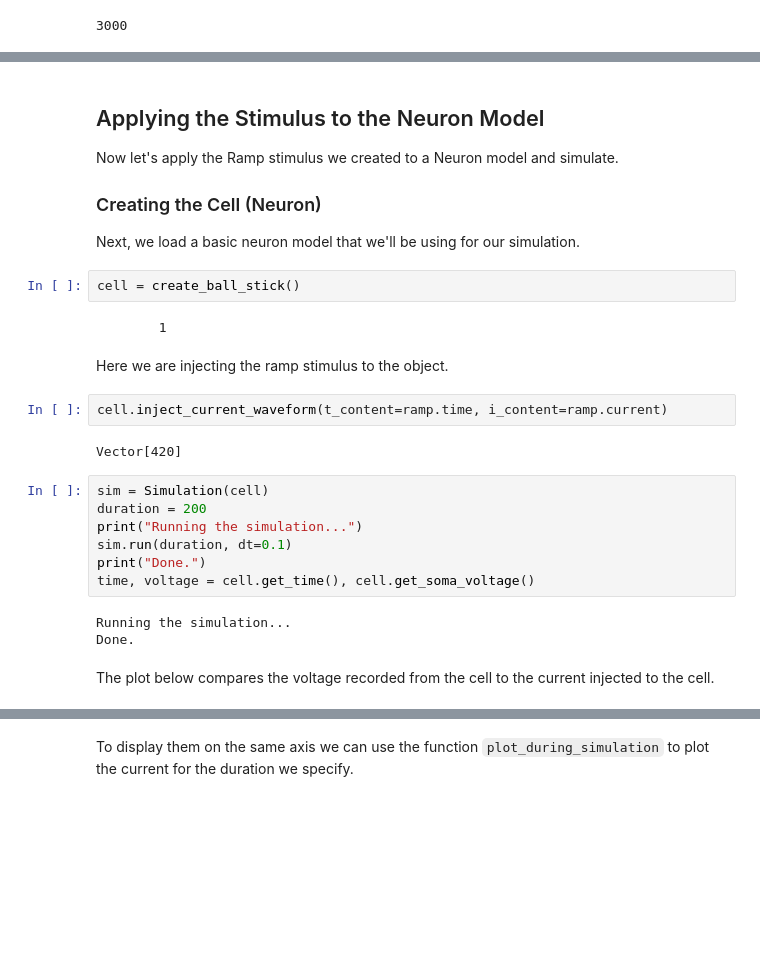
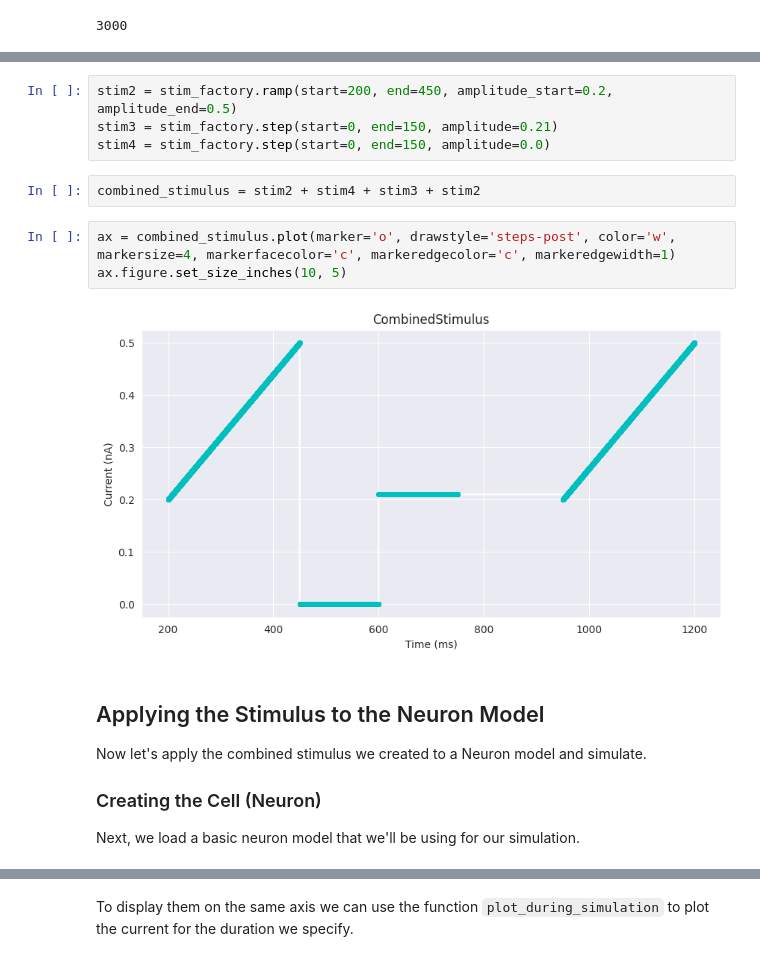
Before and after one commit to BlueBrain/BlueCelluLab, a Jupyter notebook: examples/5-stimuli/stimuli.ipynb, the cells around one changed output, grey strips where cells are left out. Saved outputs shown, nothing was run; the diff lists cells and outputs as text; blank space fills up the shorter version.

```diff
--- a/examples/5-stimuli/stimuli.ipynb
+++ b/examples/5-stimuli/stimuli.ipynb
@@ -95,30 +102,19 @@ len(apwaveform)
+# %%
+stim2 = stim_factory.ramp(start=200, end=450, amplitude_start=0.2, amplitude_end=0.5)
+stim3 = stim_factory.step(start=0, end=150, amplitude=0.21)
+stim4 = stim_factory.step(start=0, end=150, amplitude=0.0)
+# %%
+combined_stimulus = stim2 + stim4 + stim3 + stim2
+# %%
+ax = combined_stimulus.plot(marker='o', drawstyle='steps-post', color='w', markersize=4, markerfacecolor='c', markeredgecolor='c', markeredgewidth=1)
+ax.figure.set_size_inches(10, 5)
+# %% [output]
+[figure, added]
 # %% [markdown]
 ## Applying the Stimulus to the Neuron Model
 
-Now let's apply the Ramp stimulus we created to a Neuron model and simulate.
+Now let's apply the combined stimulus we created to a Neuron model and simulate.
 
 ### Creating the Cell (Neuron)
 
 Next, we load a basic neuron model that we'll be using for our simulation.
-# %%
-cell = create_ball_stick()
-# %% [output]
-        1
-# %% [markdown]
-Here we are injecting the ramp stimulus to the object.
-# %%
-cell.inject_current_waveform(t_content=ramp.time, i_content=ramp.current)
-# %% [output]
-Vector[420]
-# %%
-sim = Simulation(cell)
-duration = 200
-print("Running the simulation...")
-sim.run(duration, dt=0.1)
-print("Done.")
-time, voltage = cell.get_time(), cell.get_soma_voltage()
-# %% [output]
-Running the simulation...
-Done.
-# %% [markdown]
-The plot below compares the voltage recorded from the cell to the current injected to the cell.
```
Also changed, not shown: parts of 6 cells of this notebook, 1 other file.
